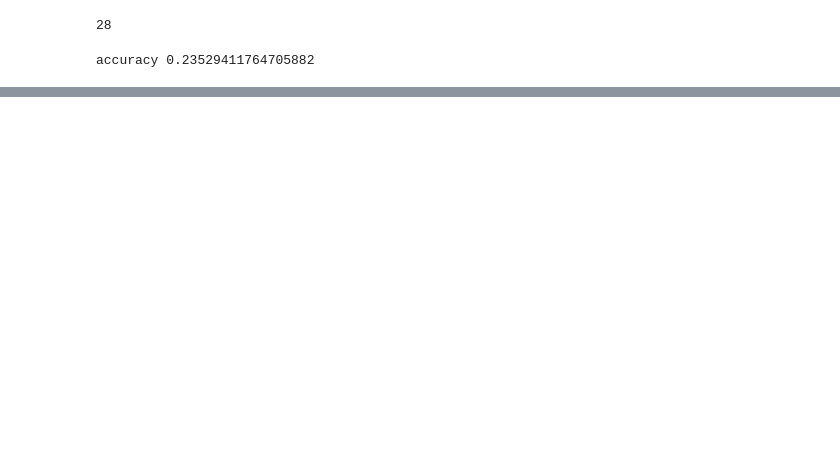
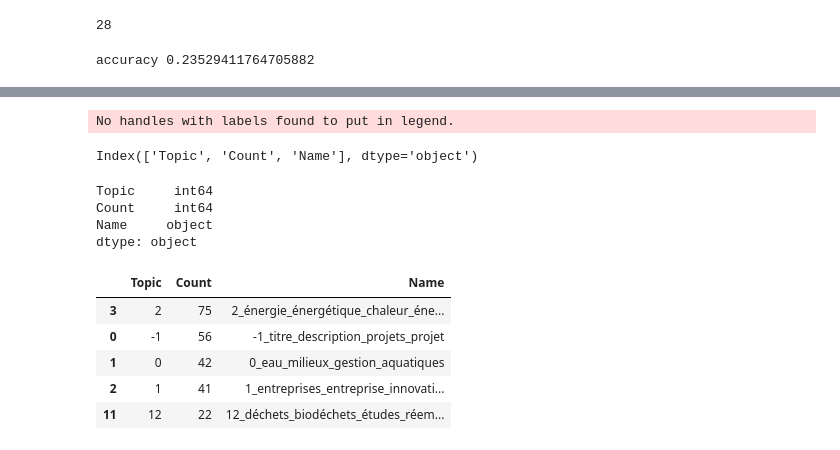
Before and after one commit to dataforgoodfr/offseason_missiontransition_tagging, a Jupyter notebook: notebooks/analyze_results_BERTtopic.ipynb, the cells around one changed output, grey strips where cells are left out. Cells and saved outputs as stored; diff of their text form; code cells hidden in the pictures; blank space fills up the shorter version.

```diff
--- a/notebooks/analyze_results_BERTtopic.ipynb
+++ b/notebooks/analyze_results_BERTtopic.ipynb
@@ -69,0 +152,20 @@ accuracy 0.23529411764705882
+# %%
+fig, ax = plt.subplots(1, 1, figsize=(75, 20))
+#ax.bar(range(len(train_topics)), train_topics["Count"], tick_label=train_topics["Name"])
+barlist = ax.bar(train_topics["Name"], train_topics["Count"])
+#ax.xticks(rotation=45)
+ax.tick_params(axis='x', labelsize=36, labelrotation=90)
+ax.tick_params(
+        axis='y',  # changes apply to the x-axis
+        labelleft=False)
+barlist[0].set_color('r')
+rects = ax.patches
+labels = [rect.get_height() for rect in rects]
+for rect, label in zip(rects, labels):
+    height = rect.get_height()
+    ax.text(rect.get_x() + rect.get_width() / 2, height + 0.01, label,
+                ha='center', va='bottom', fontsize=36)
+ax.legend(fontsize='large')
+fig.savefig("AT_traintopics_hist.png", format='png', bbox_inches="tight")
+# %% [output]
+No handles with labels found to put in legend.
@@ -69,0 +174,21 @@ accuracy 0.23529411764705882
+# %%
+mt_train_topics.columns
+# %% [output]
+Index(['Topic', 'Count', 'Name'], dtype='object')
+# %%
+mt_train_topics.dtypes
+# %% [output]
+Topic     int64
+Count     int64
+Name     object
+dtype: object
+# %%
+mt_train_topics = mt_train_topics.sort_values(by=['Count'], axis=0, ascending=False)
+mt_train_topics.head()
+# %% [output]
+|  | Topic | Count | Name |
+| 3 | 2 | 75 | 2_énergie_énergétique_chaleur_éne... |
+| 0 | -1 | 56 | -1_titre_description_projets_projet |
+| 1 | 0 | 42 | 0_eau_milieux_gestion_aquatiques |
+| 2 | 1 | 41 | 1_entreprises_entreprise_innovati... |
+| 11 | 12 | 22 | 12_déchets_biodéchets_études_réem... |
```
Also changed, not shown: parts of 22 cells of this notebook, 6 other files.
